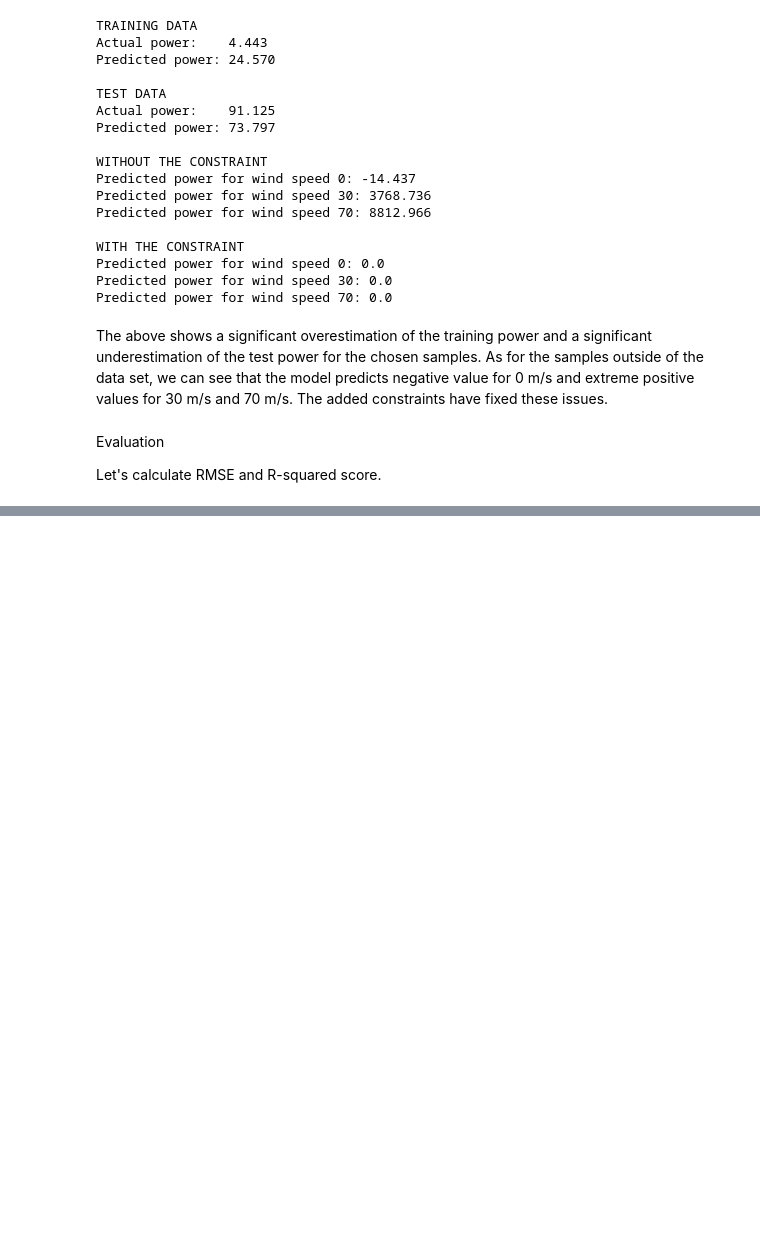
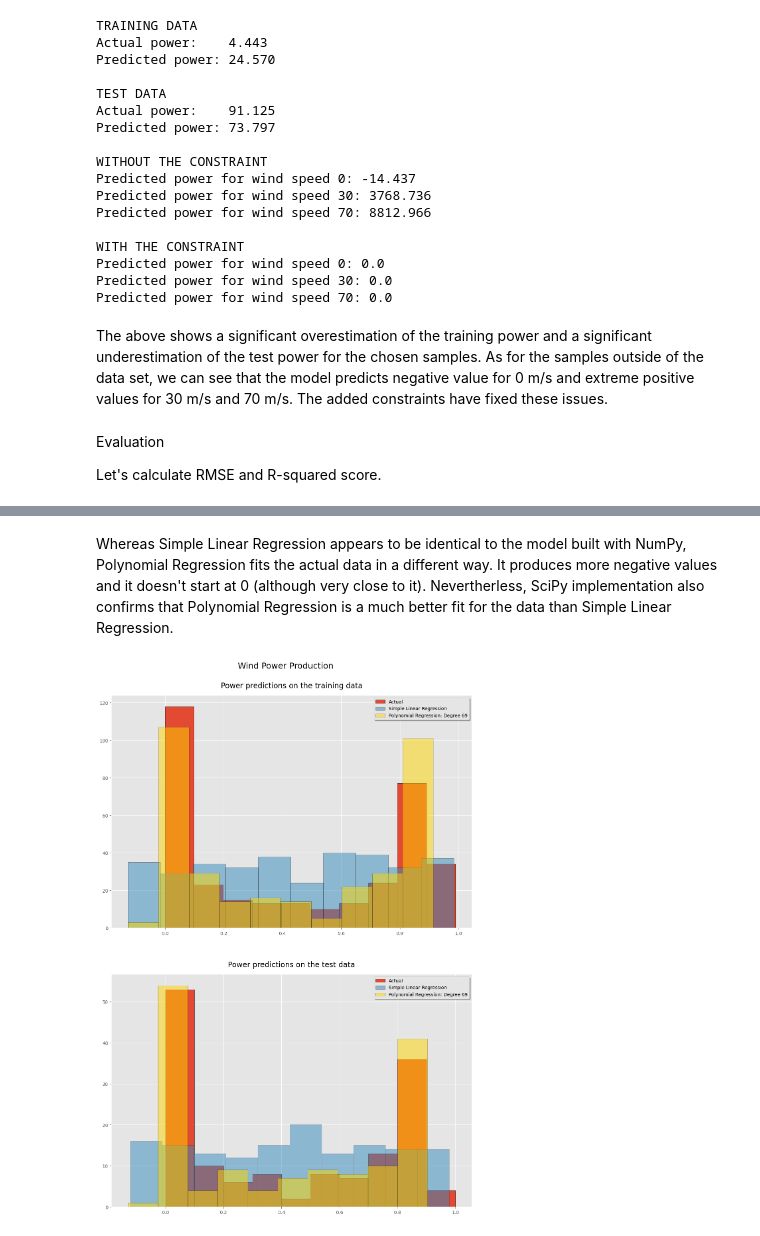
Before and after one commit to keithmmc/windpower, a Jupyter notebook: wind.ipynb, the cells around one changed output, grey strips where cells are left out. Cells and saved outputs as stored; diff of their text form; code cells hidden in the pictures; blank space fills up the shorter version.

```diff
--- a/wind.ipynb
+++ b/wind.ipynb
@@ -408,0 +591,26 @@ Let's calculate RMSE and R-squared score.
+# %% [markdown]
+Whereas Simple Linear Regression appears to be identical to the model built with NumPy, Polynomial Regression fits the actual data in a different way. It produces more negative values and it doesn't start at 0 (although very close to it). Nevertherless, SciPy implementation also confirms that Polynomial Regression is a much better fit for the data than Simple Linear Regression.
+# %%
+fig, [ax1,ax2] = plt.subplots(2,1, figsize=(14,20))
+fig.suptitle("Wind Power Production", y = 0.93)
+ax1.set_title("Power predictions on the training data",y=1.02, fontsize=16)
+ax2.set_title("Power predictions on the test data",y=1.02, fontsize=16)
+
+# Plot the actual training data and predictions.
+ax1.hist(power_train, edgecolor="black",  label="Actual")
+ax1.hist(y_pred_train_linear, edgecolor="black", label="Simple Linear Regression", alpha=0.5)
+ax1.hist(y_pred_train_polynomial, color="gold", edgecolor="black", label=f"Polynomial Regression: Degree {degree}", alpha=0.5)
+
+# Plot the actual test data and predictions.
+ax2.hist(power_test, edgecolor="black",  label="Actual")
+ax2.hist(y_pred_test_linear, edgecolor="black", label="Simple Linear Regression", alpha=0.5)
+ax2.hist(y_pred_test_polynomial, color="gold", edgecolor="black", label=f"Polynomial Regression: Degree {degree}", alpha=0.5)
+
+# Show the legend.
+ax1.legend(loc='upper right', shadow=True)
+ax2.legend(loc='upper right', shadow=True)
+
+# Show the plot.
+plt.show()
+# %% [output]
+[figure, added]
```
Also changed, not shown: parts of 23 cells of this notebook.
